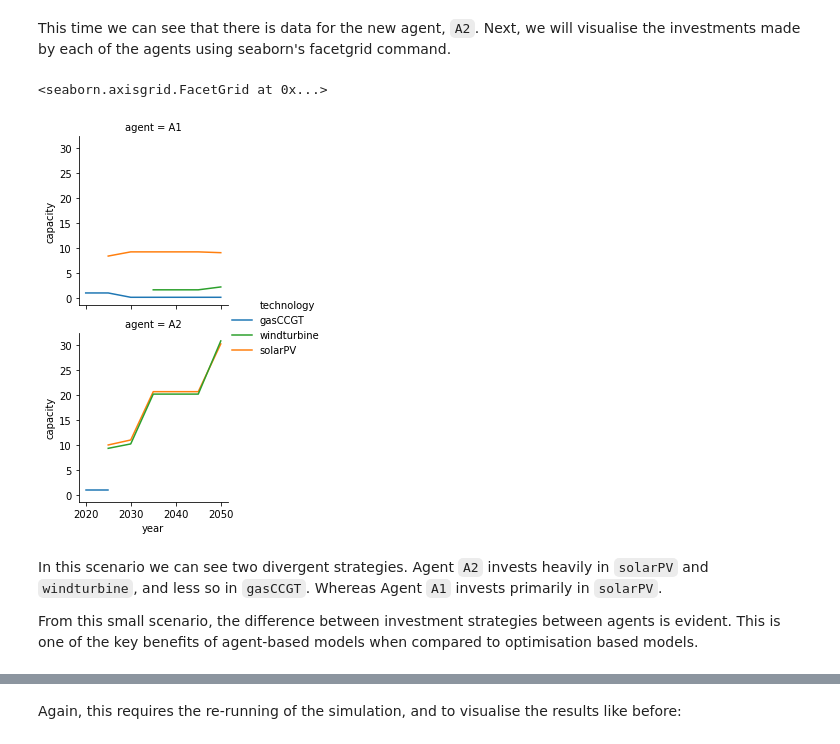
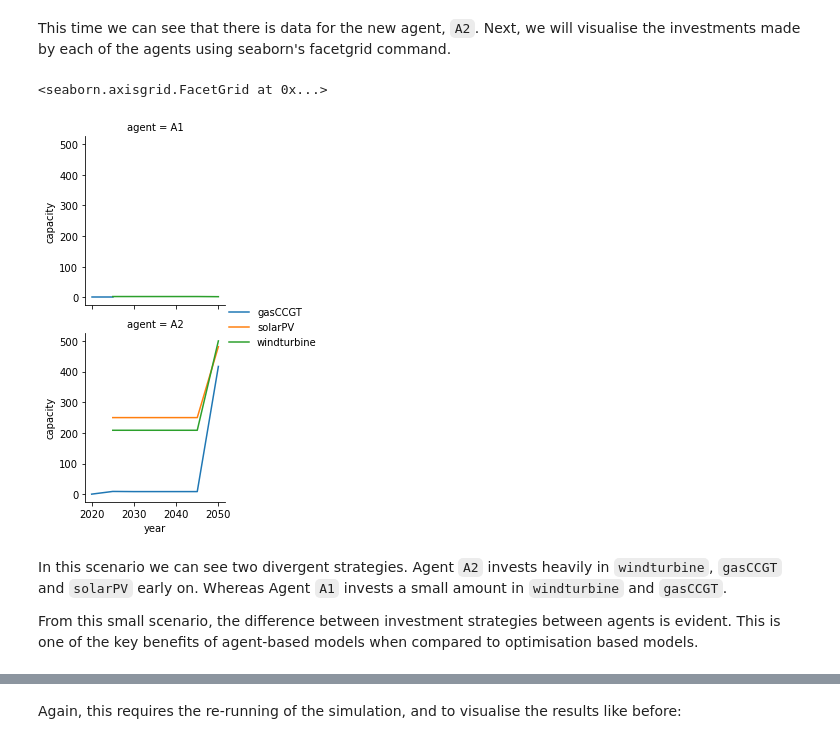
Before and after one commit to alexanderkell/readthedocs, a Jupyter notebook: docs/user-guide/add-agent.ipynb, the cells around one changed output, grey strips where cells are left out. Saved outputs shown, nothing was run; the diff lists cells and outputs as text; code cells hidden in the pictures.

```diff
--- a/docs/user-guide/add-agent.ipynb
+++ b/docs/user-guide/add-agent.ipynb
@@ -40,14 +57,15 @@ power_sector.head()
 # %% [markdown]
 This time we can see that there is data for the new agent, `A2`. Next, we will visualise the investments made by each of the agents using seaborn's facetgrid command.
 # %%
+power_sector = power_sector.groupby(["agent", "technology", "year"]).sum().reset_index()
 g=sns.FacetGrid(power_sector, row='agent')
 g.map(sns.lineplot, "year", "capacity", "technology")
 g.add_legend()
 # %% [output]
 <seaborn.axisgrid.FacetGrid at 0x...>
-[figure, old version]
+[figure, new version]
 # %% [markdown]
-In this scenario we can see two divergent strategies. Agent `A2` invests heavily in `solarPV` and `windturbine`, and less so in `gasCCGT`. Whereas Agent `A1`  invests primarily in `solarPV`.
+In this scenario we can see two divergent strategies. Agent `A2` invests heavily in `windturbine`, `gasCCGT` and `solarPV` early on. Whereas Agent `A1`  invests a small amount in `windturbine` and `gasCCGT`.
 
 From this small scenario, the difference between investment strategies between agents is evident. This is one of the key benefits of agent-based models when compared to optimisation based models.
 # %% [markdown]
```
Also changed, not shown: parts of 6 cells of this notebook.
